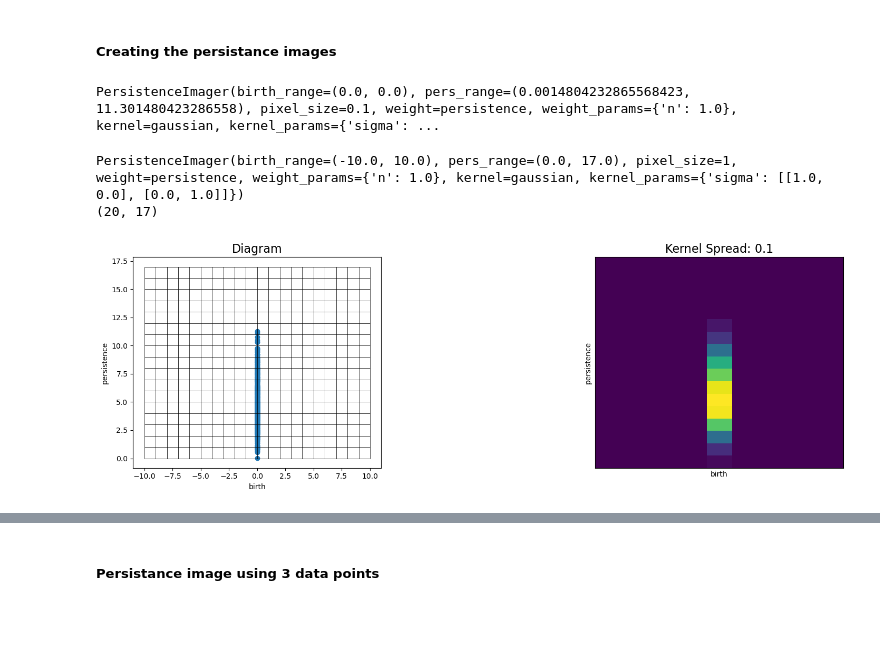
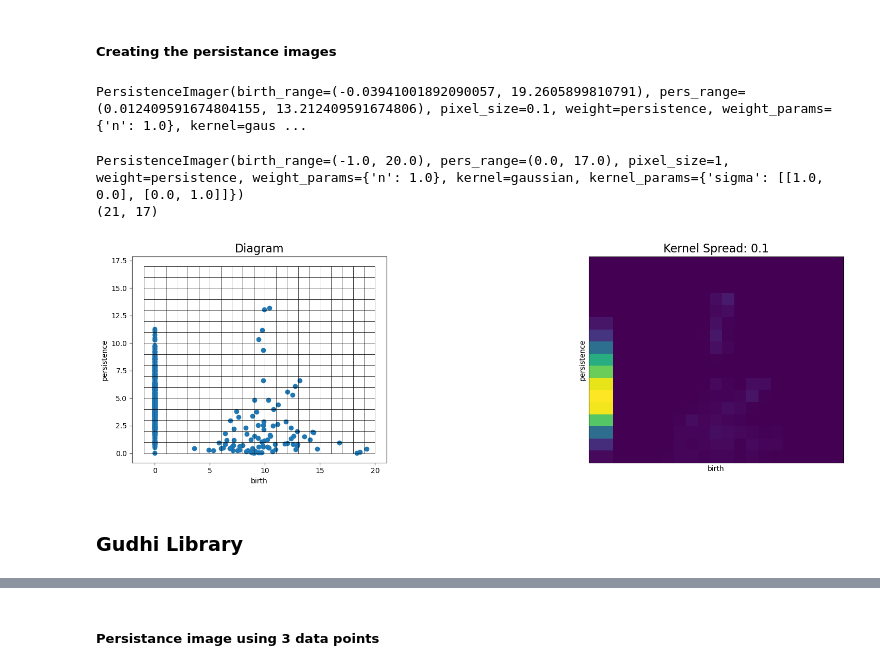
Before and after one commit to hashansl/ornl-svi-data-processing, a Jupyter notebook: weighting_function_experiments_2.ipynb, the cells around one changed output, grey strips where cells are left out. Drawn from its saved outputs; the diff is of its cells as text; code cells hidden in the pictures; blank space fills up the shorter version.

```diff
--- a/weighting_function_experiments_2.ipynb
+++ b/weighting_function_experiments_2.ipynb
@@ -72,0 +121,3 @@ diagrams_h0_without_inf = diagrams_h0[0:-1]
+# %%
+# combine the H0 and H1 diagrams
+diagrams_combined = np.concatenate((diagrams_h0_without_inf, diagrams_h1), axis=0)
@@ -90,11 +145,12 @@ plt.show()
 # For the default bivariate normal Gaussian kernel, the parameter controlling the spread (sigma) may be specified
 # either by a float or a 2x2 covariance matrix
 pimgr = PersistenceImager(pixel_size=0.1)
-pimgr.fit(diagrams_h0_without_inf)
+# pimgr.fit(diagrams_h0_without_inf)
+pimgr.fit(diagrams_combined)
 # %%
 print(pimgr)
 # %% [output]
-PersistenceImager(birth_range=(0.0, 0.0), pers_range=(0.0014804232865568423, 11.301480423286558), pixel_size=0.1, weight=persistence, weight_params={'n': 1.0}, kernel=gaussian, kernel_params={'sigma': ...
+PersistenceImager(birth_range=(-0.03941001892090057, 19.2605899810791), pers_range=(0.012409591674804155, 13.212409591674806), pixel_size=0.1, weight=persistence, weight_params={'n': 1.0}, kernel=gaus ...
 # %%
 #PersistenceImager() attributes can be adjusted at or after instantiation.
 # Updating attributes of a PersistenceImager() object will automatically update all other dependent attributes:
@@ -102,25 +158,33 @@ PersistenceImager(birth_range=(0.0, 0.0), pers_range=(0.0014804232865568423, 11.
 pimgr.pixel_size = 1
 pimgr.birth_range = (-10, 10)
 pimgr.pers_range = (0, 17)
+
+
+pimgr.pixel_size = 1
+pimgr.birth_range = (-1, 20)
+pimgr.pers_range = (0, 17)
 # %%
 print(pimgr)
 print(pimgr.resolution)
 # %% [output]
-PersistenceImager(birth_range=(-10.0, 10.0), pers_range=(0.0, 17.0), pixel_size=1, weight=persistence, weight_params={'n': 1.0}, kernel=gaussian, kernel_params={'sigma': [[1.0, 0.0], [0.0, 1.0]]})
-(20, 17)
+PersistenceImager(birth_range=(-1.0, 20.0), pers_range=(0.0, 17.0), pixel_size=1, weight=persistence, weight_params={'n': 1.0}, kernel=gaussian, kernel_params={'sigma': [[1.0, 0.0], [0.0, 1.0]]})
+(21, 17)
 # %%
 # pixel size 1 and sigma 0.1
 fig, axs = plt.subplots(1, 2, figsize=(20,5))
 pimgr.kernel_params = {'sigma': .1}
-pimgr.plot_diagram(diagrams_h0_without_inf, skew=True, ax=axs[0])
+pimgr.plot_diagram(diagrams_combined, skew=True, ax=axs[0])
 axs[0].set_title('Diagram', fontsize=16)
 
 pimgr.kernel_params = {'sigma': 0.1}
-pimgr.plot_image(pimgr.transform(diagrams_h0_without_inf), ax=axs[1])
+# pimgr.plot_image(pimgr.transform(diagrams_h0_without_inf), ax=axs[1])
+pimgr.plot_image(pimgr.transform(diagrams_combined), ax=axs[1])
 axs[1].set_title('Kernel Spread: 0.1', fontsize=16)
 
 
 plt.tight_layout()
 plt.show()
 # %% [output]
-[figure, old version]
+[figure, new version]
+# %% [markdown]
+### Gudhi Library
```
Also changed, not shown: parts of 49 cells of this notebook.
